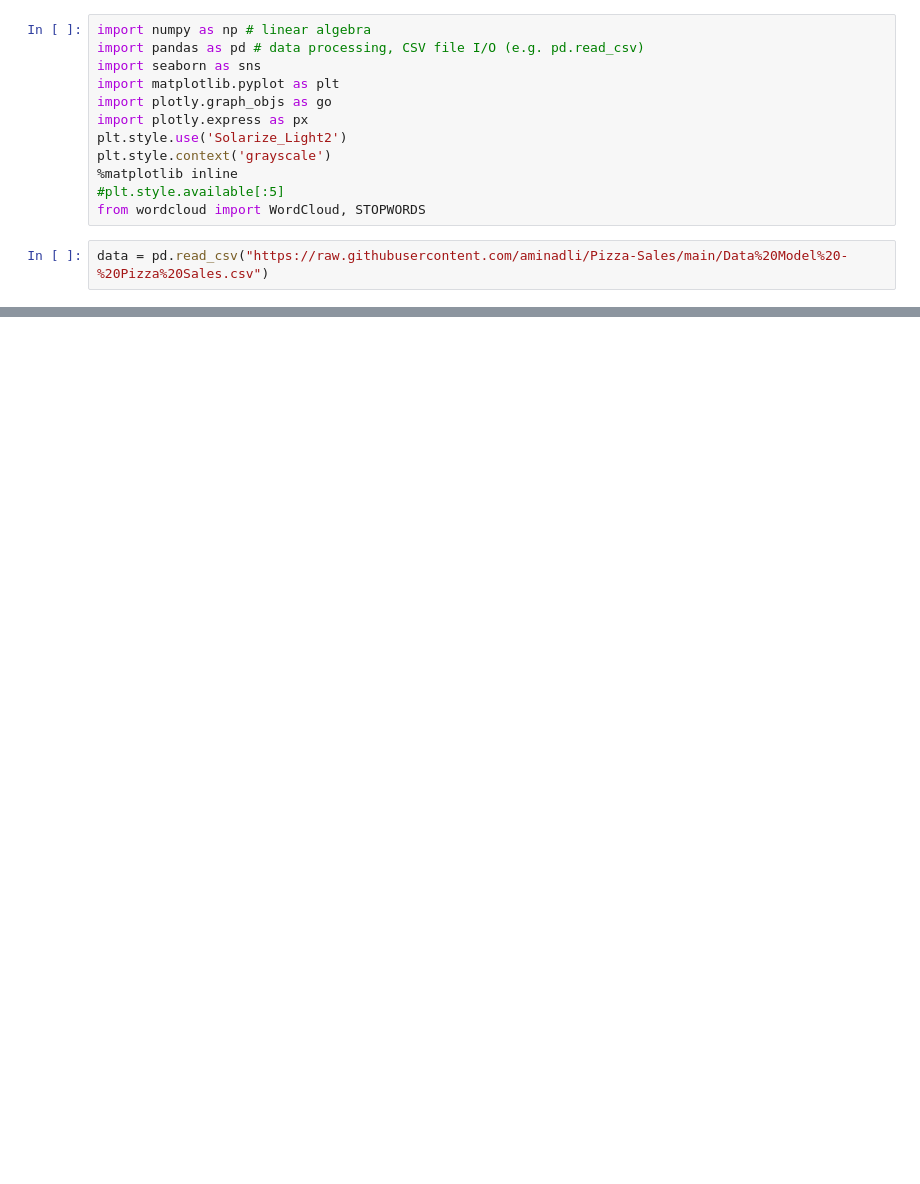
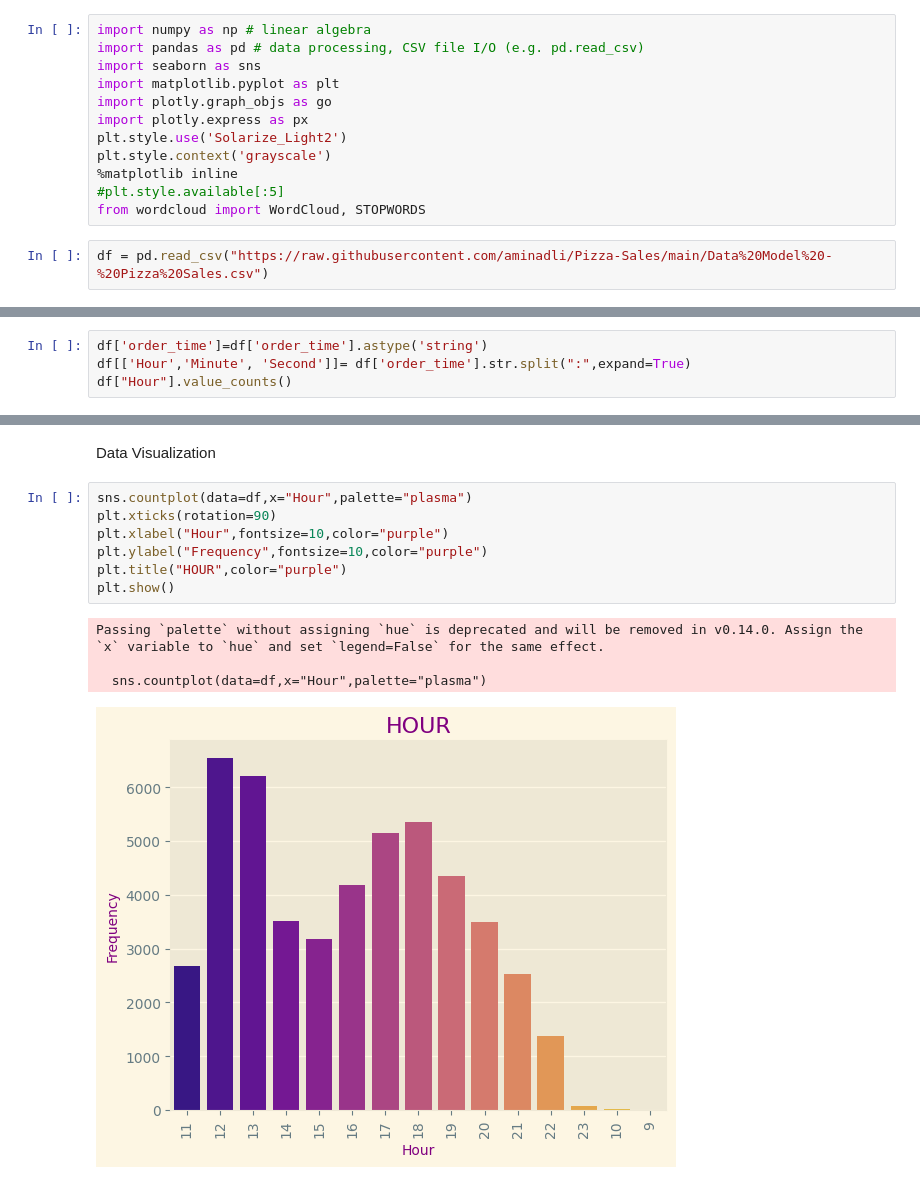
Before and after one commit to aminadli/Pizza-Sales, a Jupyter notebook: Pizza_Sales_analysis.ipynb, the cells around one changed output, grey strips where cells are left out. Saved outputs shown, nothing was run; the diff lists cells and outputs as text; blank space fills up the shorter version.

```diff
--- a/Pizza_Sales_analysis.ipynb
+++ b/Pizza_Sales_analysis.ipynb
@@ -13,6 +13,6 @@ plt.style.context('grayscale')
 #plt.style.available[:5]
 from wordcloud import WordCloud, STOPWORDS
 # %%
-data = pd.read_csv("https://raw.githubusercontent.com/aminadli/Pizza-Sales/main/Data%20Model%20-%20Pizza%20Sales.csv")
+df = pd.read_csv("https://raw.githubusercontent.com/aminadli/Pizza-Sales/main/Data%20Model%20-%20Pizza%20Sales.csv")
 # %%
 df.head()
@@ -18,0 +87,4 @@ df.head()
+# %%
+df['order_time']=df['order_time'].astype('string')
+df[['Hour','Minute', 'Second']]= df['order_time'].str.split(":",expand=True)
+df["Hour"].value_counts()
@@ -18,0 +109,14 @@ df.head()
+# %% [markdown]
+Data Visualization
+# %%
+sns.countplot(data=df,x="Hour",palette="plasma")
+plt.xticks(rotation=90)
+plt.xlabel("Hour",fontsize=10,color="purple")
+plt.ylabel("Frequency",fontsize=10,color="purple")
+plt.title("HOUR",color="purple")
+plt.show()
+# %% [output]
+Passing `palette` without assigning `hue` is deprecated and will be removed in v0.14.0. Assign the `x` variable to `hue` and set `legend=False` for the same effect.
+
+  sns.countplot(data=df,x="Hour",palette="plasma")
+[figure, added]
```
Also changed, not shown: parts of 34 cells of this notebook.
